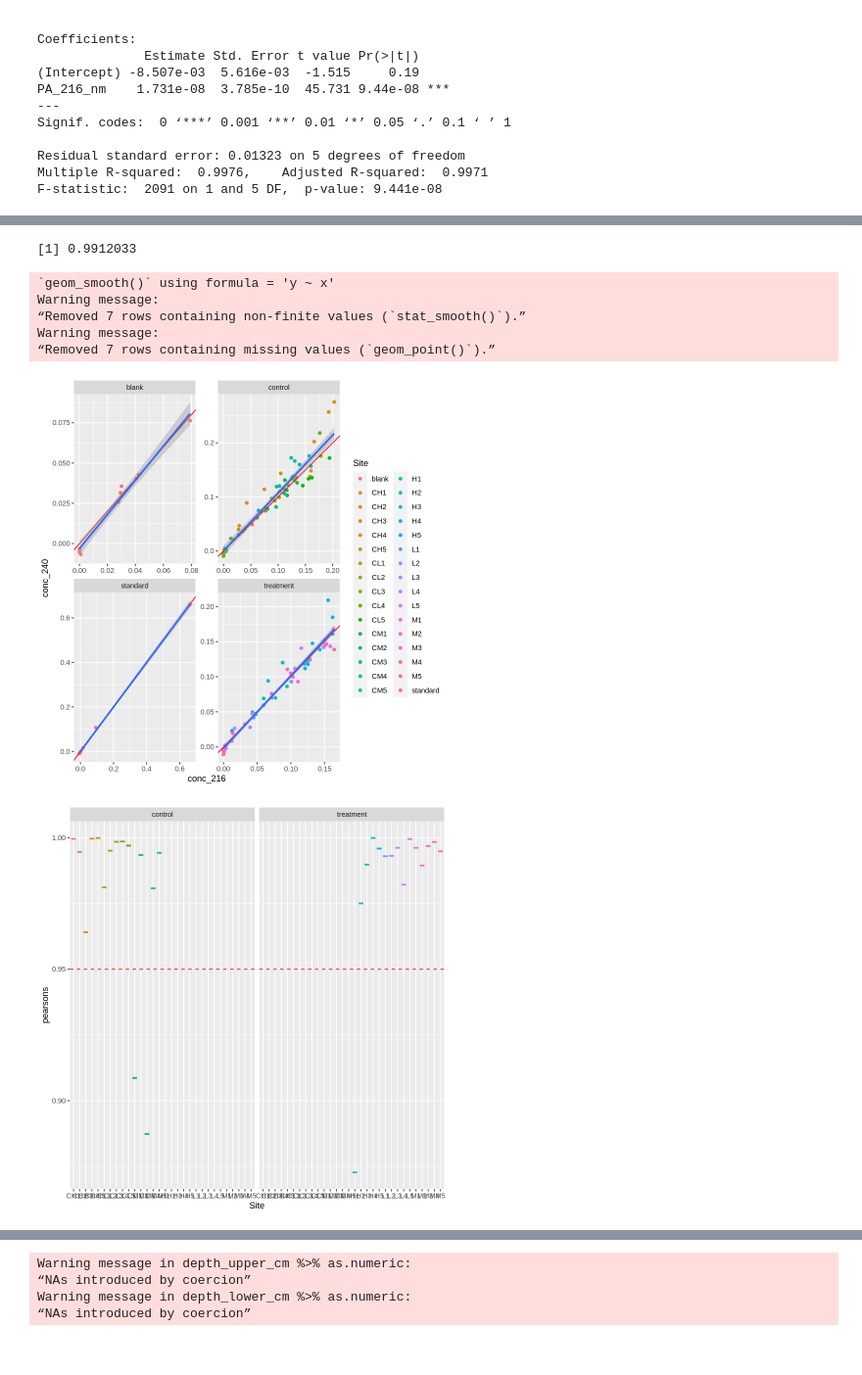
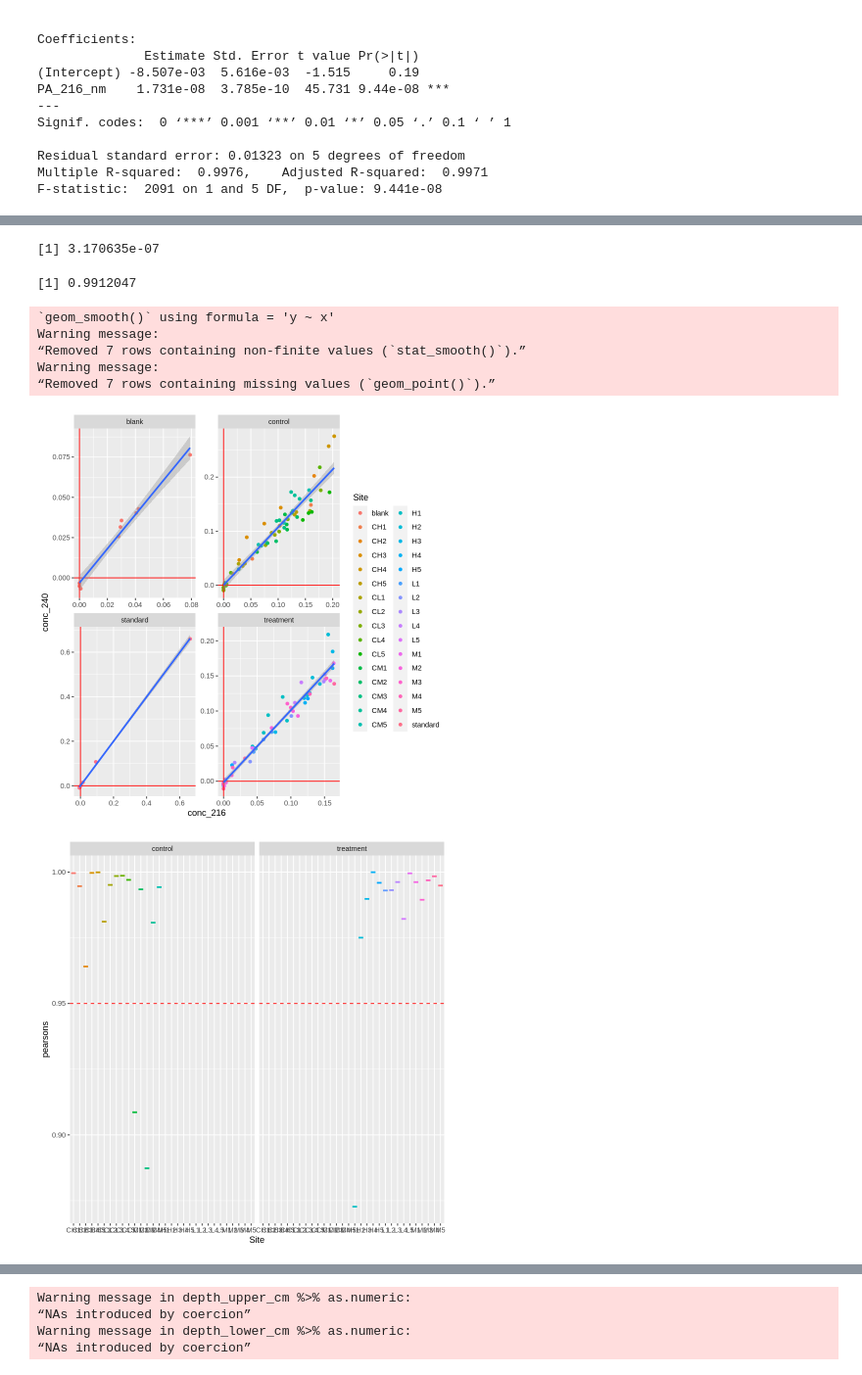
Before and after one commit to hayleypc/BPCA_HFF, a Jupyter notebook: 2024_BPCA_munging.ipynb, the cells around one changed output, grey strips where cells are left out. Shown at 98% size. Cells and saved outputs as stored; diff of their text form; code cells hidden in the pictures.

```diff
--- a/2024_BPCA_munging.ipynb
+++ b/2024_BPCA_munging.ipynb
@@ -149,37 +142,44 @@ A data.table: 1 × 15
+# %%
+bpca_dt[!is.na(conc_mean)]$conc_mean %>% min
+# %% [output]
+[1] 3.170635e-07
 # %%
-bpca_dt[,conc_240 := predict(conc_240_lm,data.frame(PA_240_nm=PA_240_nm))]
-bpca_dt[,conc_216 := predict(conc_216_lm,data.frame(PA_216_nm= (PA_216_nm )))]
 bpca_dt[Treatment=='standard',Site:='standard']
 bpca_dt[Treatment=='blank',Site:='blank']
-bpca_dt[Treatment!='standard',conc_216 := (conc_216^2)/10]
 bpca_dt[,pearsons:=cor(conc_240[!is.na(conc_240) & !is.na(conc_216)],conc_216[!is.na(conc_240) & !is.na(conc_216)]),by = .(Site)]
 
 # bpca_dt[pearsons < .95][,list(pearsons = pearsons[1]),by=Site]
 bpca_dt[Treatment=='blank']$pearsons %>% mean
 bpca_dt[ ] %>%
   ggplot(aes(x=conc_216 ,y=conc_240)) +
   geom_point(aes(color=Site))+
-  geom_abline(color='red')+
+  # geom_abline(color='red')+
+  geom_hline(yintercept = 0,color='red')+
+    geom_vline(xintercept = 0,color='red')+
+
   geom_smooth(method='lm')+
+    # xlim(-.05,0.01)+
+    # ylim(-.05,0.01)+
+
   # geom_point(data=bpca_dt[conc_240<1 &Site == 'CL2'],method='lm',color='orange')+
 
   # geom_smooth(data=bpca_dt[conc_240<1 &Site == 'CL2'],method='lm',color='orange')+
   facet_wrap(Treatment~.,scales = 'free')
 
 bpca_dt[Treatment %in% c('control','treatment')  ]  %>%
   ggplot(aes(y=pearsons,x=Site)) +
   geom_boxplot(aes(color=Site))+
   theme(legend.position = "none")  +
   geom_hline(yintercept = .95,color='red',linetype='dashed')+
   # geom_abline(color='red')+
   # geom_smooth(method='lm')+
   facet_wrap(Treatment~.)
 # %% [output]
-[1] 0.9912033
+[1] 0.9912047
 `geom_smooth()` using formula = 'y ~ x'
 Warning message:
 “Removed 7 rows containing non-finite values (`stat_smooth()`).”
 Warning message:
 “Removed 7 rows containing missing values (`geom_point()`).”
-[figure, old version]
+[figure, new version]
 [figure]
```
Also changed, not shown: parts of 30 cells of this notebook.
